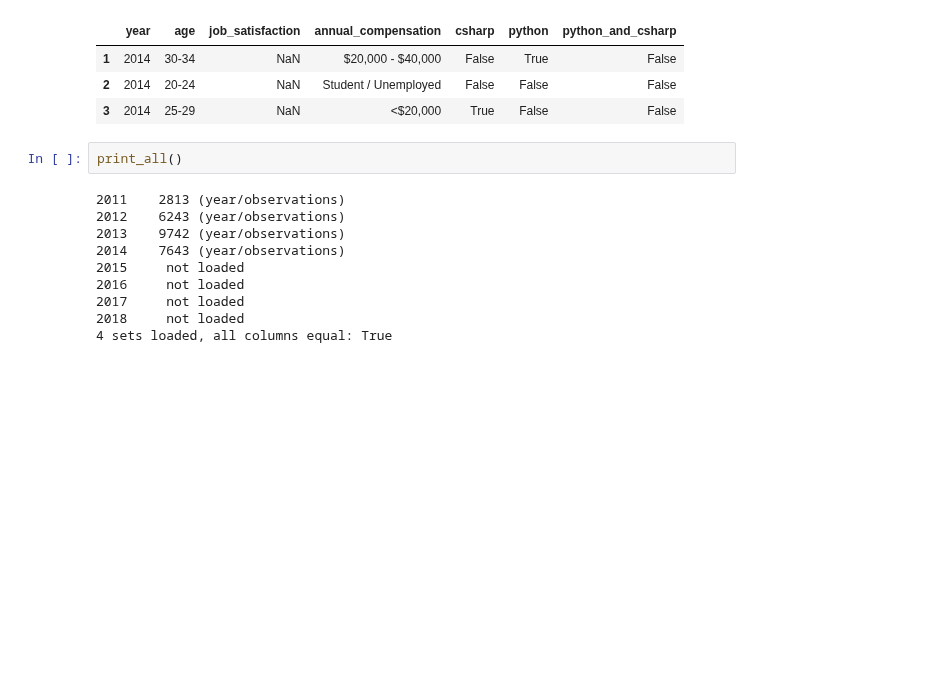
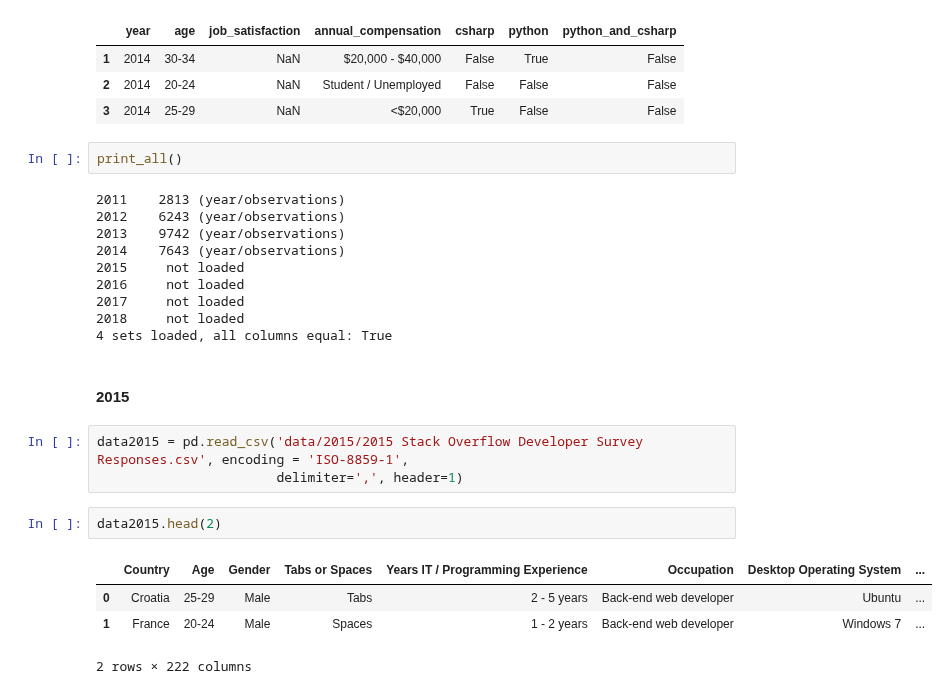
Before and after one commit to huli/the-transparent-coder, a Jupyter notebook: overview.ipynb, the cells around one changed output. Drawn from its saved outputs; the diff is of its cells as text; blank space fills up the shorter version.

```diff
--- a/overview.ipynb
+++ b/overview.ipynb
@@ -728,3 +737,15 @@ print_all()
 2017     not loaded
 2018     not loaded
 4 sets loaded, all columns equal: True
+# %% [markdown]
+#### 2015
+# %%
+data2015 = pd.read_csv('data/2015/2015 Stack Overflow Developer Survey Responses.csv', encoding = 'ISO-8859-1',
+                       delimiter=',', header=1)
+# %%
+data2015.head(2)
+# %% [output]
+|  | Country | Age | Gender | Tabs or Spaces | Years IT / Programming Experience | Occupation | Desktop Operating System | ... |
+| 0 | Croatia | 25-29 | Male | Tabs | 2 - 5 years | Back-end web developer | Ubuntu | ... |
+| 1 | France | 20-24 | Male | Spaces | 1 - 2 years | Back-end web developer | Windows 7 | ... |
+2 rows × 222 columns
```
Also changed, not shown: parts of 11 cells of this notebook.
